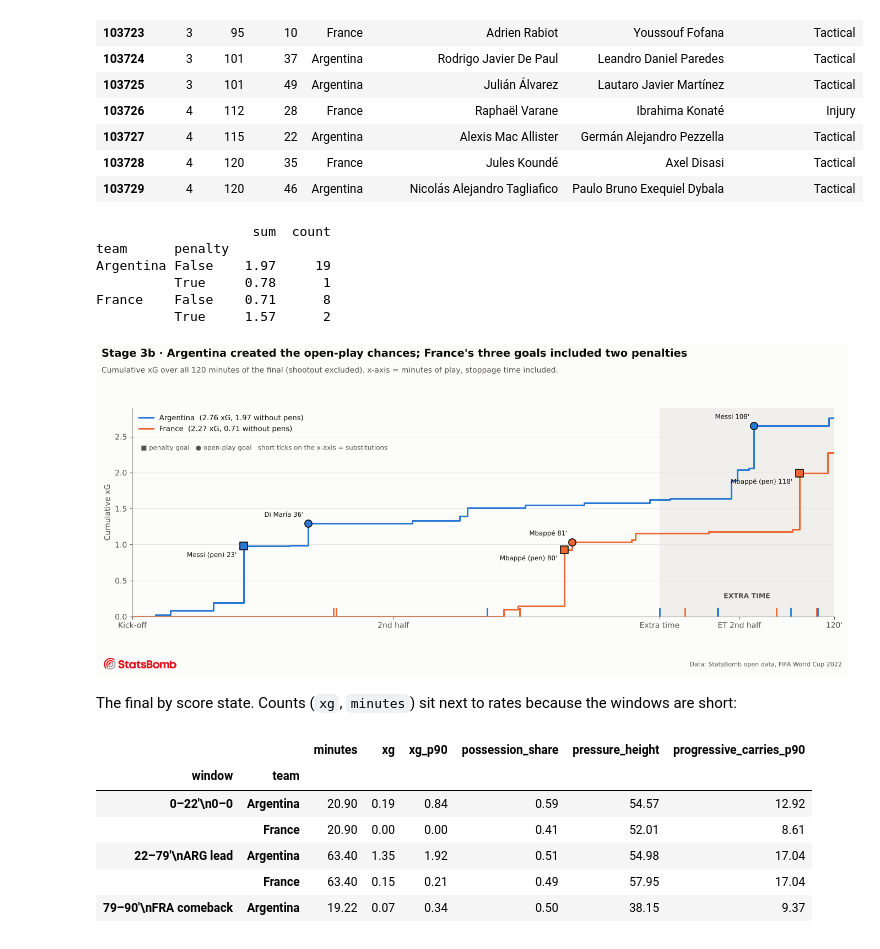
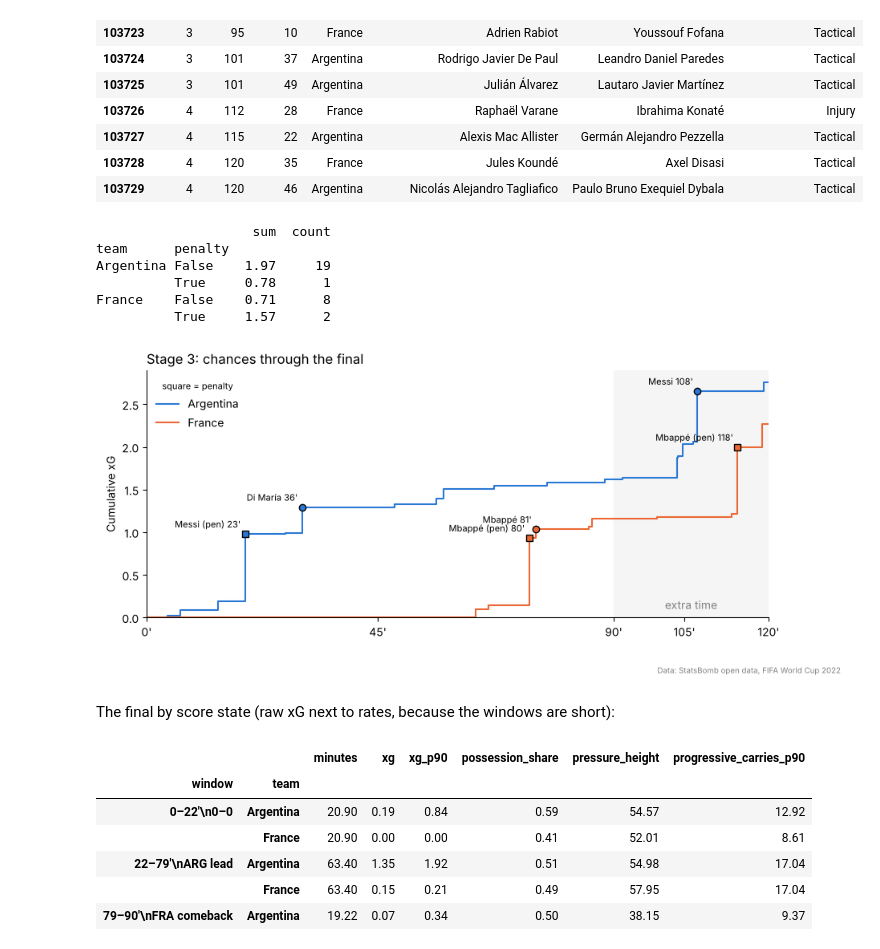
Before and after one commit to meyenk/wc2022-xG-analysis, a Jupyter notebook: notebooks/analysis.ipynb, the cells around one changed output. Drawn from its saved outputs; the diff is of its cells as text; code cells hidden in the pictures.

```diff
--- a/notebooks/analysis.ipynb
+++ b/notebooks/analysis.ipynb
@@ -233,15 +199,15 @@ final.substitutions(fe)
 # %%
 shots, subs, starts = final.xg_timeline(fe)
 print(shots.groupby(["team", "penalty"]).xg.agg(["sum", "count"]))
-plots.stage3_xg_race(shots, subs, starts);
+plots.xg_timeline(shots, subs, starts);
 # %% [output]
                     sum  count
 team      penalty
 Argentina False    1.97     19
           True     0.78      1
 France    False    0.71      8
           True     1.57      2
-[figure, old version]
+[figure, new version]
 # %% [markdown]
-The final by score state. Counts (`xg`, `minutes`) sit next to rates because the windows are short:
+The final by score state (raw xG next to rates, because the windows are short):
 # %%
```
Also changed, not shown: parts of 24 cells of this notebook, 12 other files.
